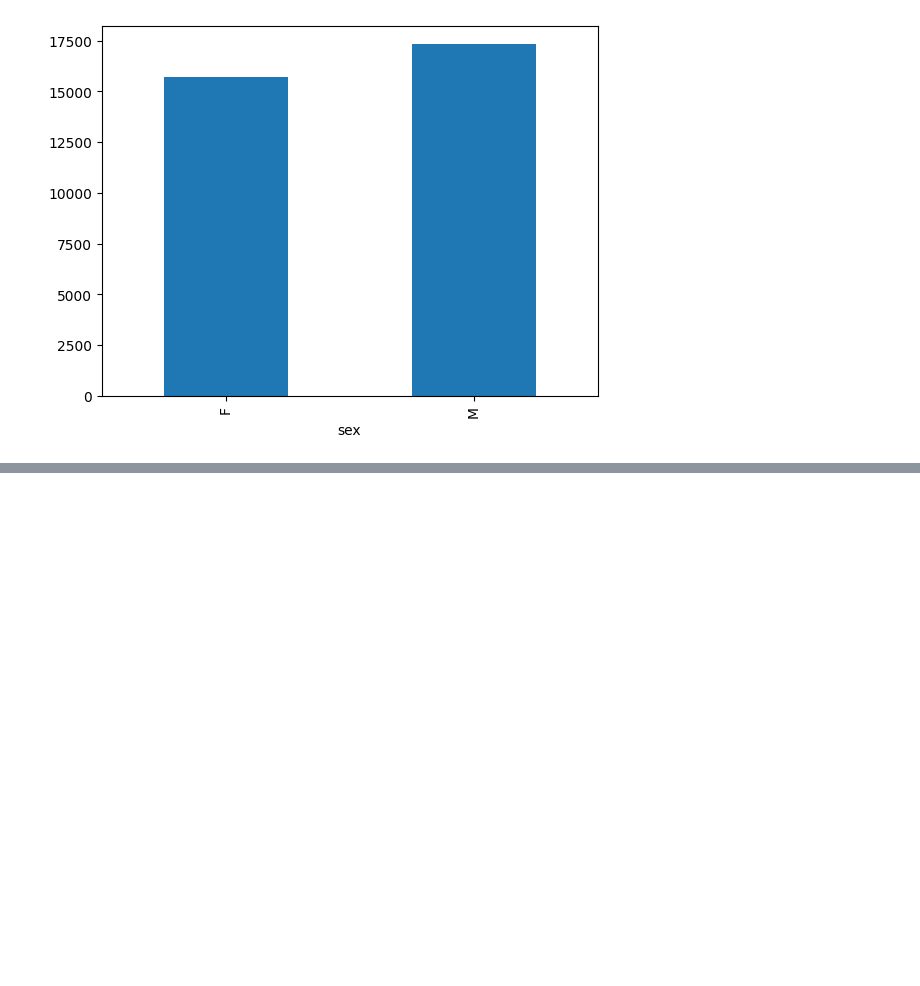
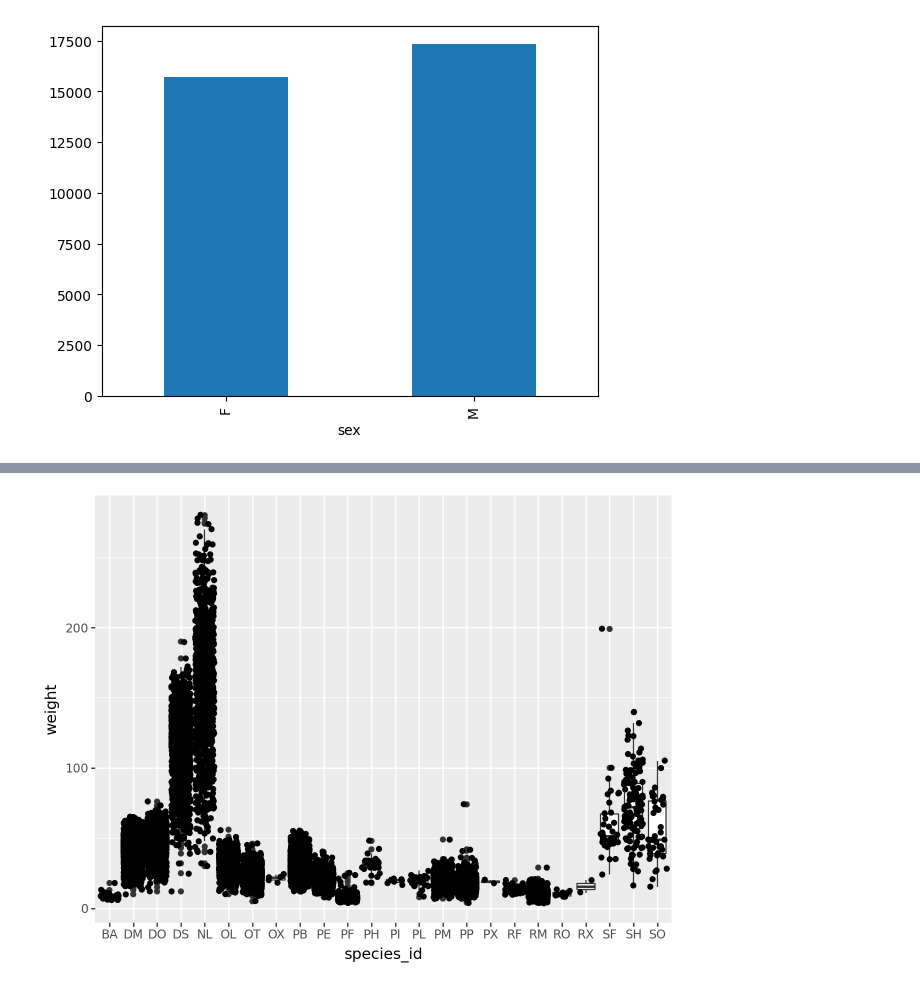
Before and after one commit to theodoraaaa/data-vis-python, a Jupyter notebook: survey_data_vis.ipynb, the cells around one changed output, grey strips where cells are left out. Saved outputs shown, nothing was run; the diff lists cells and outputs as text; code cells hidden in the pictures; blank space fills up the shorter version.

```diff
--- a/survey_data_vis.ipynb
+++ b/survey_data_vis.ipynb
@@ -61,0 +121,7 @@ surveys_sex.plot(kind="bar")
+# %%
+(p9.ggplot(data=surveys_complete, mapping=p9.aes(x="species_id", y="weight"))
+  + p9.geom_boxplot()
+  + p9.geom_jitter()
+  )
+# %% [output]
+[figure, added]
```
Also changed, not shown: parts of 9 cells of this notebook.
